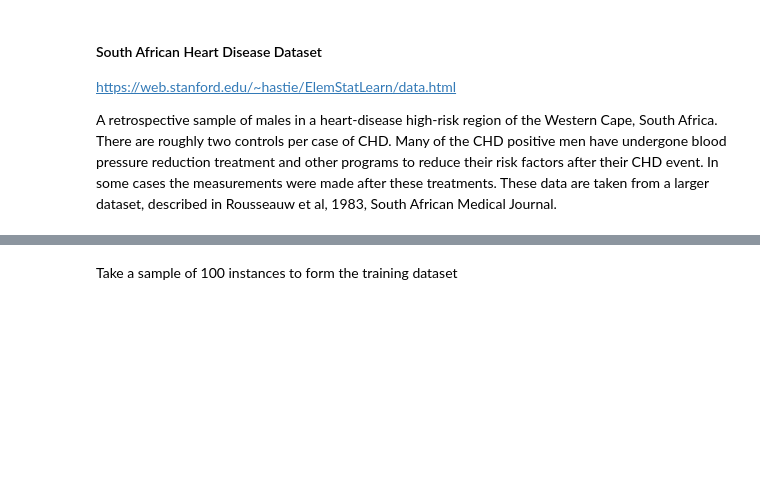
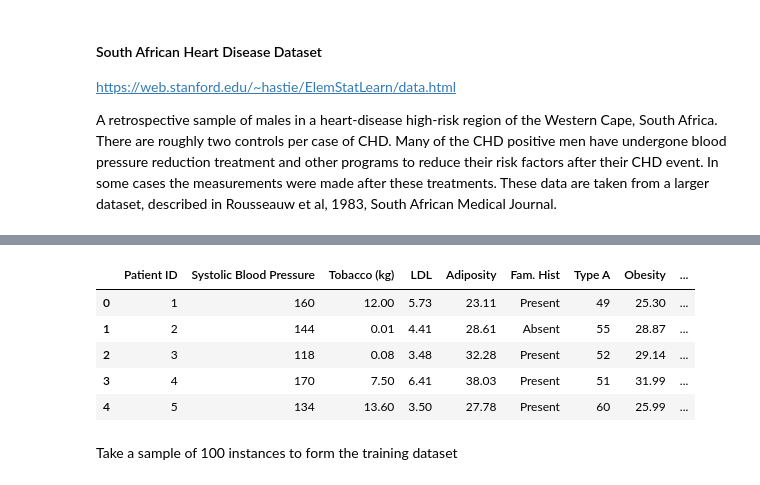
Before and after one commit to hpi-dhc/dm4dh-2023, a Jupyter notebook: 1_ML_Intro.ipynb, the cells around one changed output, grey strips where cells are left out. Saved outputs shown, nothing was run; the diff lists cells and outputs as text; code cells hidden in the pictures; blank space fills up the shorter version.

```diff
--- a/1_ML_Intro.ipynb
+++ b/1_ML_Intro.ipynb
@@ -20,14 +30,25 @@ Journal.
 # %%
+# Use more user-friendly column names
 columns = [
     'Patient ID',
     'Systolic Blood Pressure',
     'Tobacco (kg)',
     'LDL',
     'Adiposity',
     'Fam. Hist',
     'Type A',
     'Obesity',
     'Alcohol',
     'Age',
     'Coronary Heart Disease'
 ]
+
+heart_disease_data.columns = columns
+heart_disease_data.head(5)
+# %% [output]
+|  | Patient ID | Systolic Blood Pressure | Tobacco (kg) | LDL | Adiposity | Fam. Hist | Type A | Obesity | ... |
+| 0 | 1 | 160 | 12.00 | 5.73 | 23.11 | Present | 49 | 25.30 | ... |
+| 1 | 2 | 144 | 0.01 | 4.41 | 28.61 | Absent | 55 | 28.87 | ... |
+| 2 | 3 | 118 | 0.08 | 3.48 | 32.28 | Present | 52 | 29.14 | ... |
+| 3 | 4 | 170 | 7.50 | 6.41 | 38.03 | Present | 51 | 31.99 | ... |
+| 4 | 5 | 134 | 13.60 | 3.50 | 27.78 | Present | 60 | 25.99 | ... |
```
Also changed, not shown: parts of 3 cells of this notebook.
